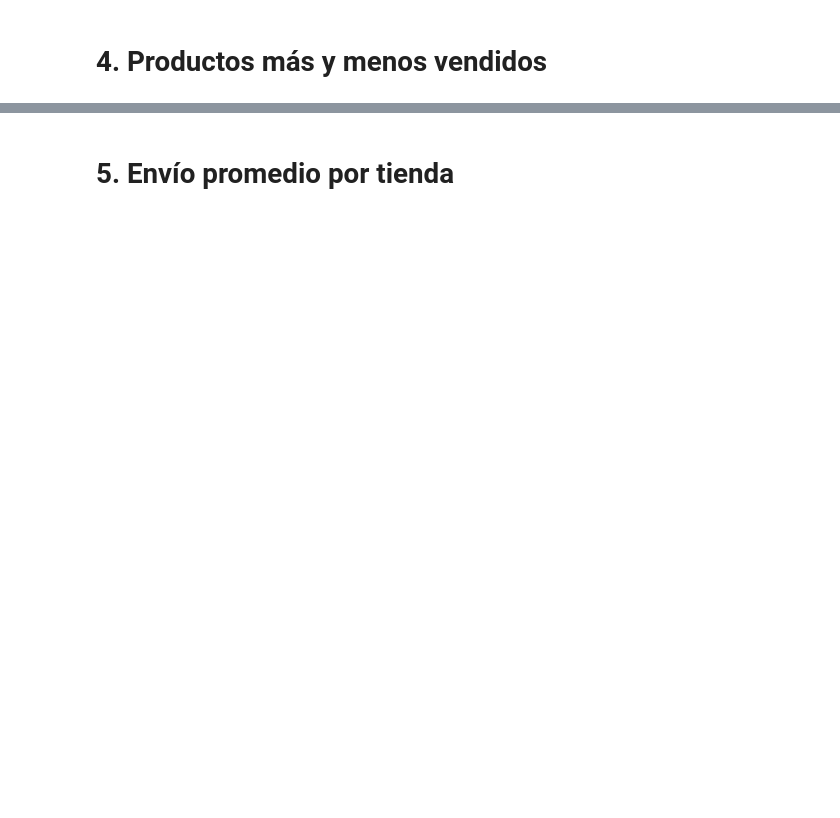
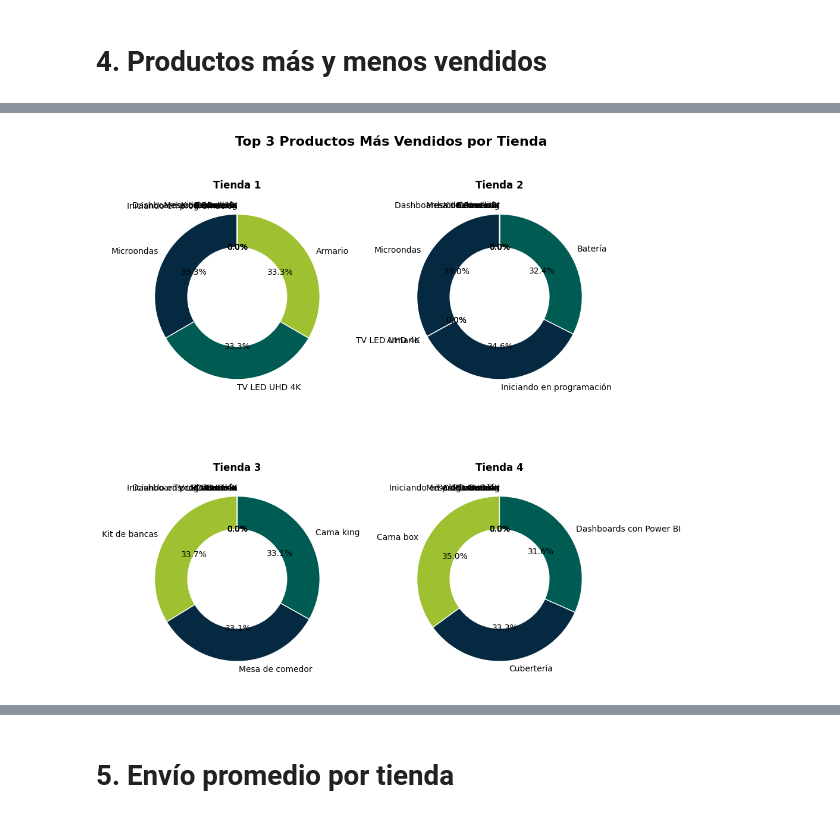
Before and after one commit to Luis-stack-create/challenge-data-science, a Jupyter notebook: Challengue_data_science.ipynb, the cells around one changed output, grey strips where cells are left out. Saved outputs shown, nothing was run; the diff lists cells and outputs as text; code cells hidden in the pictures; blank space fills up the shorter version.

Commit message:
Productos mas vendidos

```diff
--- a/Challengue_data_science.ipynb
+++ b/Challengue_data_science.ipynb
@@ -220,2 +265,18 @@ cal4=tienda4['Calificación'].mean()
 # %% [markdown]
 # 4. Productos más y menos vendidos
+# %%
+productos_mas_vendidos1 = tienda1['Producto'].value_counts().head(3)
+productos_mas_vendidos2=  tienda2['Producto'].value_counts().head(3)
+productos_mas_vendidos3=  tienda3['Producto'].value_counts().head(3)
+productos_mas_vendidos4=  tienda4['Producto'].value_counts().head(3)
+# %%
+prod_mas_total = pd.concat(
+    [productos_mas_vendidos1, productos_mas_vendidos2, productos_mas_vendidos3, productos_mas_vendidos4],
+    axis=1
+)
+prod_mas_total.columns = ['Tienda 1', 'Tienda 2', 'Tienda 3', 'Tienda 4']
+
+# Reemplazar NaN por 0
+prod_mas_total = prod_mas_total.fillna(0)
+
+prod_mas_total
@@ -221,0 +297,21 @@ cal4=tienda4['Calificación'].mean()
+# %%
+fig, axes = plt.subplots(2, 2, figsize=(10, 10))
+
+tiendas = ['Tienda 1', 'Tienda 2', 'Tienda 3', 'Tienda 4']
+colors = ['#042940', '#005C53', '#9FC131', '#D6D58E']
+
+for i, ax in enumerate(axes.flat):
+    tienda = tiendas[i]
+    ax.pie(prod_mas_total[tienda],
+           labels=prod_mas_total.index,
+           autopct='%1.1f%%',
+           startangle=90,
+           colors=['#042940','#005C53','#9FC131'],
+           wedgeprops={'width':0.4, 'edgecolor':'white'})
+    ax.set_title(f'{tienda}', fontsize=12, fontweight='bold')
+
+plt.suptitle('Top 3 Productos Más Vendidos por Tienda', fontsize=16, fontweight='bold')
+plt.tight_layout()
+plt.show()
+# %% [output]
+[figure, added]
```
Also changed, not shown: parts of 4 cells of this notebook.
